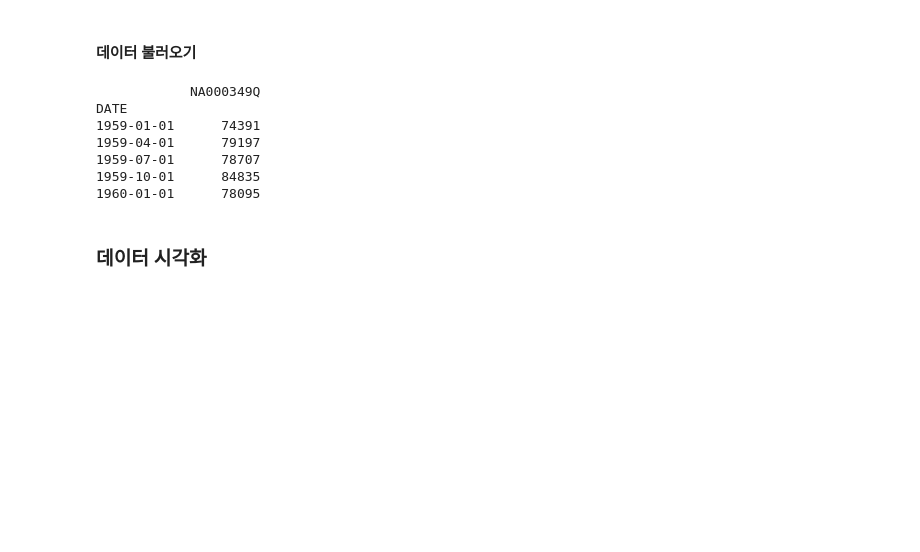
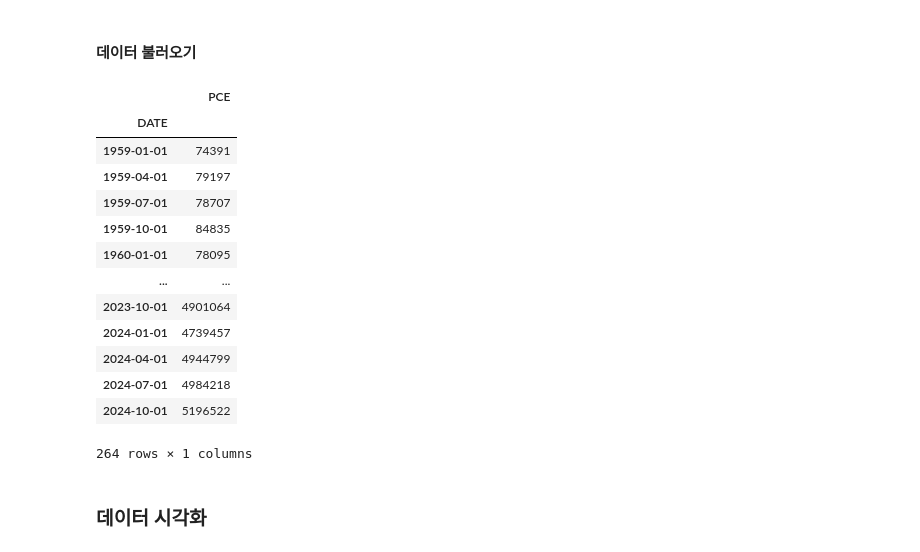
Before and after one commit to safeai-snu/Econometrics, a Jupyter notebook: Part.4/12.Theta_TBATS.ipynb, the cells around one changed output. Cells and saved outputs as stored; diff of their text form; code cells hidden in the pictures; blank space fills up the shorter version.

```diff
--- a/Part.4/12.Theta_TBATS.ipynb
+++ b/Part.4/12.Theta_TBATS.ipynb
@@ -19,13 +19,25 @@ warnings.filterwarnings('ignore')
 # %%
 # FRED 데이터에서 PCE 데이터 가져오기
 reader = pdr.fred.FredReader(["NA000349Q"], start="1959-01-01", end="2024-10-01")
 pce = reader.read()
-print(pce.head())  # 데이터 샘플 출력
+
+# 컬럼명 변경 및 주기 설정
+pce.columns = ["PCE"]
+pce.index.freq = "QS"
+
+pce
 # %% [output]
+|  | PCE |
+| DATE |  |
+| 1959-01-01 | 74391 |
+| 1959-04-01 | 79197 |
+| 1959-07-01 | 78707 |
+| 1959-10-01 | 84835 |
+| 1960-01-01 | 78095 |
+| ... | ... |
+| 2023-10-01 | 4901064 |
+| 2024-01-01 | 4739457 |
+| 2024-04-01 | 4944799 |
+| 2024-07-01 | 4984218 |
+| 2024-10-01 | 5196522 |
-            NA000349Q
-DATE
-1959-01-01      74391
-1959-04-01      79197
-1959-07-01      78707
-1959-10-01      84835
-1960-01-01      78095
+264 rows × 1 columns
```
Also changed, not shown: parts of 10 cells of this notebook, 3 other files.
